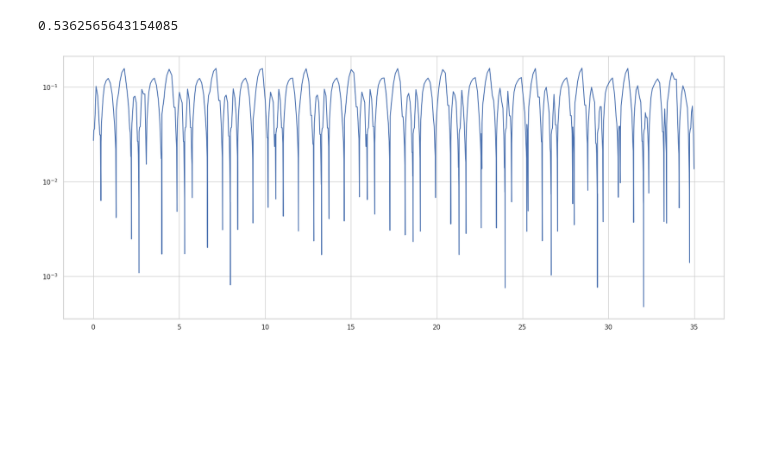
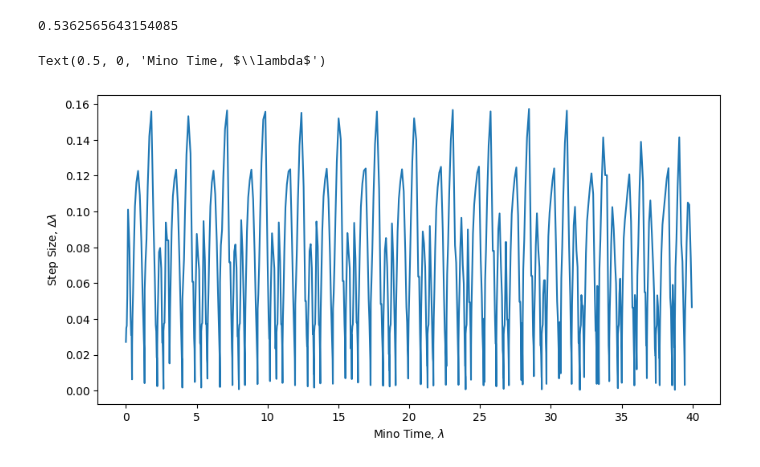
Before and after one commit to orion0042/Kerr-Geodesics, a Jupyter notebook: full-perturbed.ipynb, the cells around one changed output. Drawn from its saved outputs; the diff is of its cells as text; code cells hidden in the pictures; blank space fills up the shorter version.

```diff
--- a/full-perturbed.ipynb
+++ b/full-perturbed.ipynb
@@ -365,0 +192,14 @@ df_Data.to_csv('data.csv', index=False)
+# %%
+#Config and exec
+init_state = [40.323, np.pi/2]
+phys_params = (0.98, 3.3, 0.5)
+eps = -0.001
+
+results = geodesic_integrator(
+    init_state,
+    initial_signs=[-1, -1],
+    lam_range=[0, 40],
+    params=phys_params,
+    epsilon=eps,
+    proxy_eps=0
+)
@@ -366,12 +248,15 @@ df_Data.to_csv('data.csv', index=False)
 # %%
 delta_lam = []
 for i in range(1, len(results['lambda'])):
     delta_lam.append(results['lambda'][i] - results['lambda'][i-1])
-plt.figure(figsize=(20, 8))
+
+plt.figure(figsize=(10, 5))
 plt.plot(results['lambda'][:-1], delta_lam)
-plt.yscale('log')
+plt.ylabel(r'Step Size, $\Delta\lambda$')
+plt.xlabel(r'Mino Time, $\lambda$')
 # %% [output]
+Text(0.5, 0, 'Mino Time, $\\lambda$')
-[figure, old version]
+[figure, new version]
 # %%
 lams = np.linspace(0, 100, 1000)
 K = get_K((lams))
```
Also changed, not shown: parts of 13 cells of this notebook, 1 other file.
